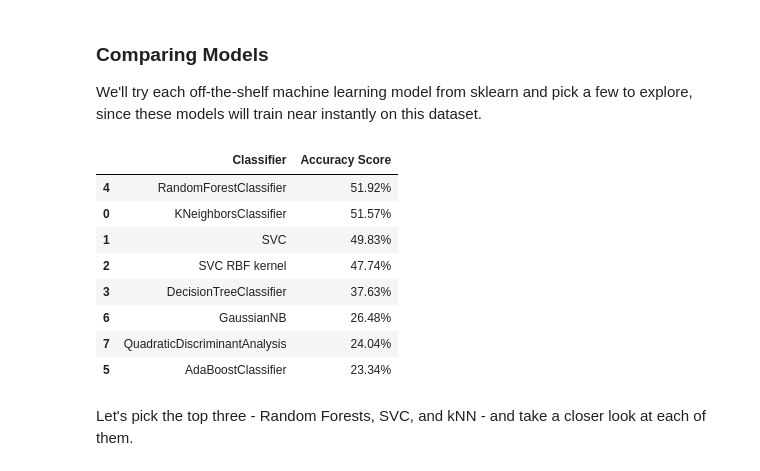
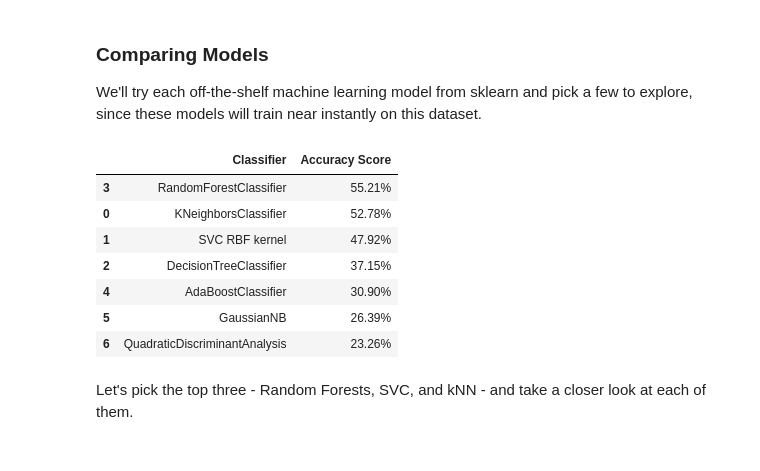
Before and after one commit to AikkiZafire/Week3-ClassicML, a Jupyter notebook: Week_3_MachineLearning.ipynb, the cells around one changed output. Drawn from its saved outputs; the diff is of its cells as text; code cells hidden in the pictures.

```diff
--- a/Week_3_MachineLearning.ipynb
+++ b/Week_3_MachineLearning.ipynb
@@ -431,41 +431,40 @@ We'll try each off-the-shelf machine learning model from sklearn and pick a few
 # %%
 from sklearn.neighbors import KNeighborsClassifier
 from sklearn.svm import SVC
 from sklearn.tree import DecisionTreeClassifier
 from sklearn.ensemble import RandomForestClassifier, AdaBoostClassifier
 from sklearn.naive_bayes import GaussianNB
 from sklearn.discriminant_analysis import QuadraticDiscriminantAnalysis
 
 classification_models = [
     KNeighborsClassifier(),#(3),
-    SVC(kernel='linear'),#, C=0.025),
+    #SVC(kernel='linear')#, C=0.025),
     SVC(kernel='rbf'),
     DecisionTreeClassifier(),#max_depth=5),
     RandomForestClassifier(),#max_depth=5, n_estimators=10, max_features=1),
     AdaBoostClassifier(),
     GaussianNB(),
     QuadraticDiscriminantAnalysis()]
 
 scores = []
 for model in classification_models:
     model.fit(X_train_scaled, y_train)
     score = model.score(X_test_scaled, y_test)
     model_name = type(model).__name__
     if model_name=='SVC' and model.kernel=='rbf': model_name+=' RBF kernel'
     scores.append((model_name,(f'{100*score:.2f}%')))
 # Make it pretty
 scores_df = pd.DataFrame(scores,columns=['Classifier','Accuracy Score'])
 scores_df.sort_values(by='Accuracy Score',axis=0,ascending=False)
 # %% [output]
 |  | Classifier | Accuracy Score |
-| 4 | RandomForestClassifier | 51.92% |
-| 0 | KNeighborsClassifier | 51.57% |
-| 1 | SVC | 49.83% |
-| 2 | SVC RBF kernel | 47.74% |
-| 3 | DecisionTreeClassifier | 37.63% |
-| 6 | GaussianNB | 26.48% |
-| 7 | QuadraticDiscriminantAnalysis | 24.04% |
-| 5 | AdaBoostClassifier | 23.34% |
+| 3 | RandomForestClassifier | 55.21% |
+| 0 | KNeighborsClassifier | 52.78% |
+| 1 | SVC RBF kernel | 47.92% |
+| 2 | DecisionTreeClassifier | 37.15% |
+| 4 | AdaBoostClassifier | 30.90% |
+| 5 | GaussianNB | 26.39% |
+| 6 | QuadraticDiscriminantAnalysis | 23.26% |
 # %% [markdown]
 Let's pick the top three - Random Forests, SVC, and kNN - and take a closer look at each of them.
 # %% [markdown]
```
Also changed, not shown: parts of 9 cells of this notebook.
